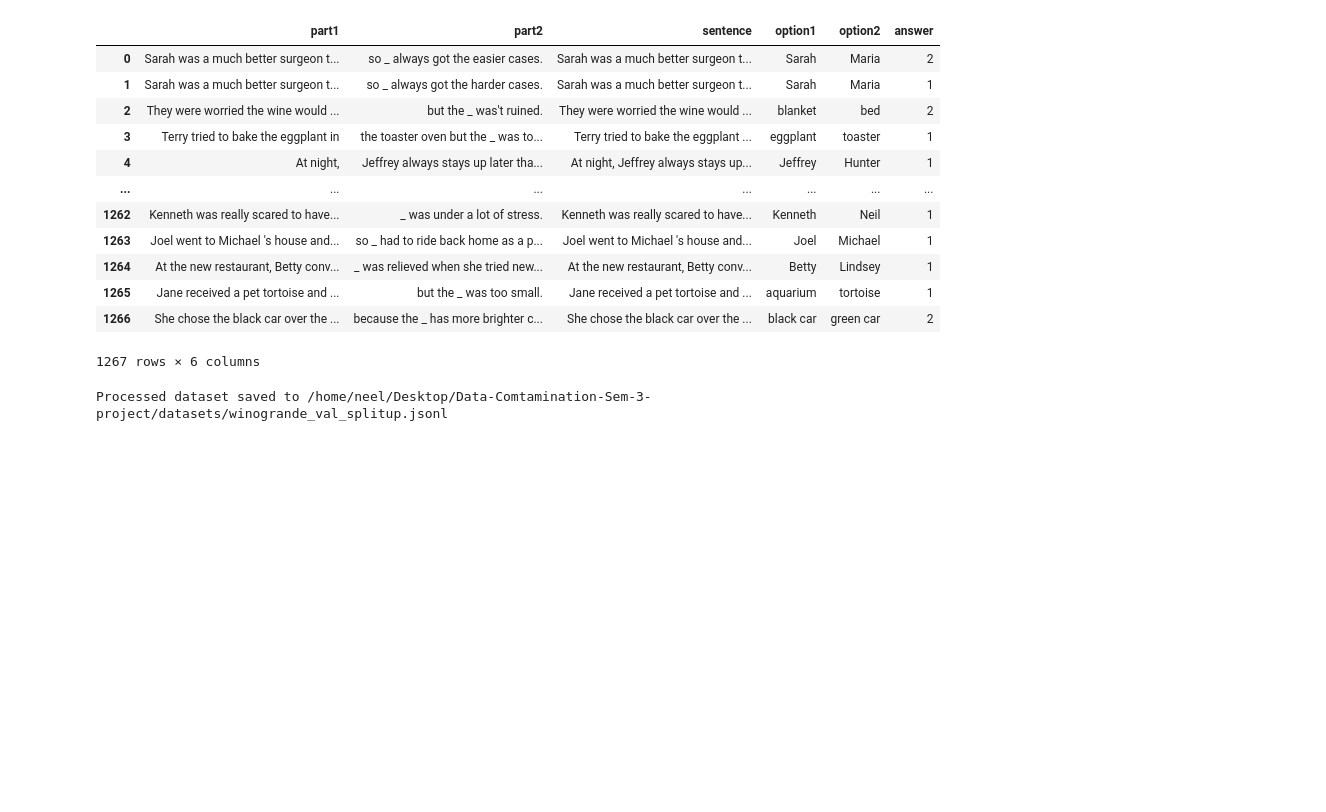
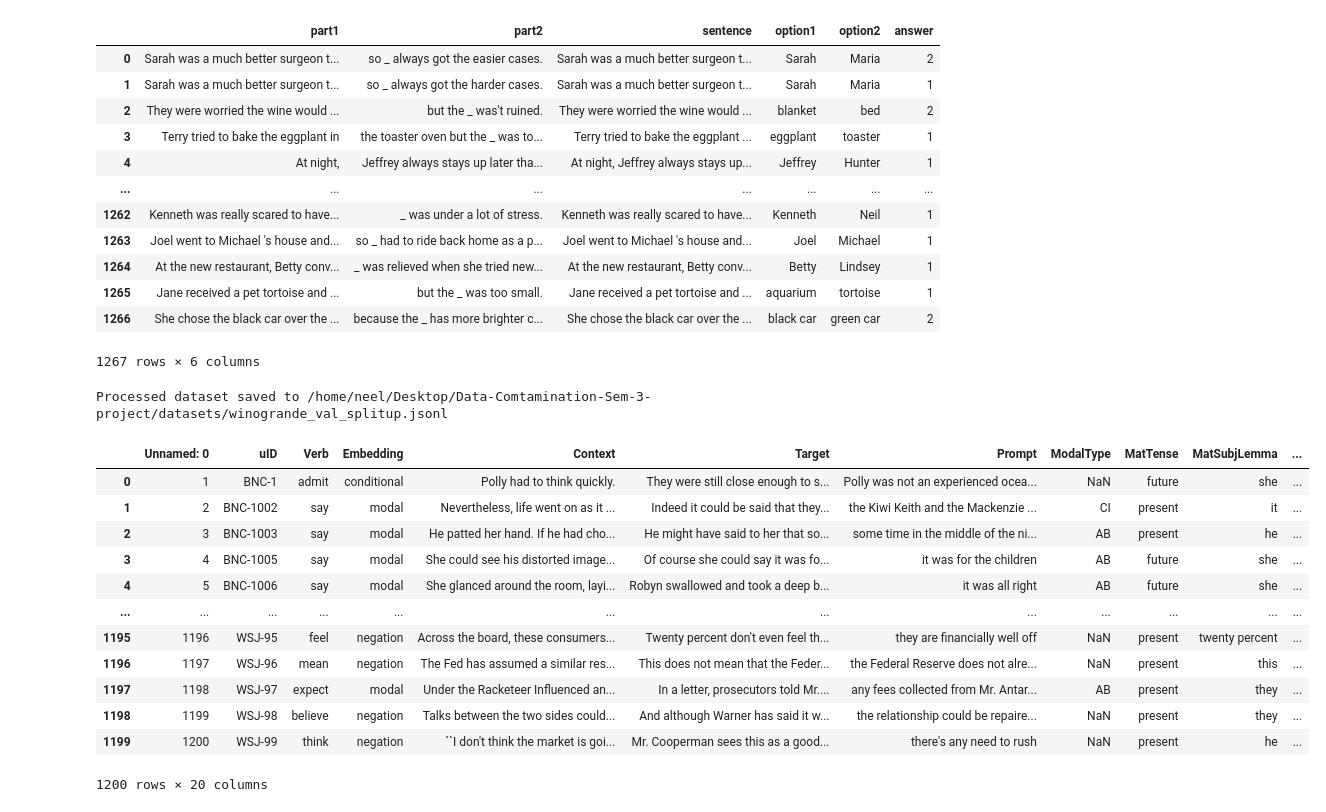
Before and after one commit to neelkanthrawat/Data-Comtamination-Sem-3-project, a Jupyter notebook: file_processing.ipynb, the cells around one changed output. Saved outputs shown, nothing was run; the diff lists cells and outputs as text; code cells hidden in the pictures; blank space fills up the shorter version.

```diff
--- a/file_processing.ipynb
+++ b/file_processing.ipynb
@@ -125,4 +125,20 @@ df_target = df[['uID', 'Target']]
 df_context.to_csv("context_sentences.csv", index=False)
 df_embedding.to_csv("prompt_sentences.csv", index=False)
 df_target.to_csv("target_sentences.csv", index=False)
+# %%
+pd.read_csv(cb_file)
+# %% [output]
+|  | Unnamed: 0 | uID | Verb | Embedding | Context | Target | Prompt | ModalType | MatTense | MatSubjLemma | ... |
+| 0 | 1 | BNC-1 | admit | conditional | Polly had to think quickly. | They were still close enough to s... | Polly was not an experienced ocea... | NaN | future | she | ... |
+| 1 | 2 | BNC-1002 | say | modal | Nevertheless, life went on as it ... | Indeed it could be said that they... | the Kiwi Keith and the Mackenzie ... | CI | present | it | ... |
+| 2 | 3 | BNC-1003 | say | modal | He patted her hand. If he had cho... | He might have said to her that so... | some time in the middle of the ni... | AB | present | he | ... |
+| 3 | 4 | BNC-1005 | say | modal | She could see his distorted image... | Of course she could say it was fo... | it was for the children | AB | future | she | ... |
+| 4 | 5 | BNC-1006 | say | modal | She glanced around the room, layi... | Robyn swallowed and took a deep b... | it was all right | AB | future | she | ... |
+| ... | ... | ... | ... | ... | ... | ... | ... | ... | ... | ... | ... |
+| 1195 | 1196 | WSJ-95 | feel | negation | Across the board, these consumers... | Twenty percent don't even feel th... | they are financially well off | NaN | present | twenty percent | ... |
+| 1196 | 1197 | WSJ-96 | mean | negation | The Fed has assumed a similar res... | This does not mean that the Feder... | the Federal Reserve does not alre... | NaN | present | this | ... |
+| 1197 | 1198 | WSJ-97 | expect | modal | Under the Racketeer Influenced an... | In a letter, prosecutors told Mr.... | any fees collected from Mr. Antar... | AB | present | they | ... |
+| 1198 | 1199 | WSJ-98 | believe | negation | Talks between the two sides could... | And although Warner has said it w... | the relationship could be repaire... | NaN | present | they | ... |
+| 1199 | 1200 | WSJ-99 | think | negation | ``I don't think the market is goi... | Mr. Cooperman sees this as a good... | there's any need to rush | NaN | present | he | ... |
+1200 rows × 20 columns
 # %%
```
Also changed, not shown: parts of 2 cells of this notebook.
